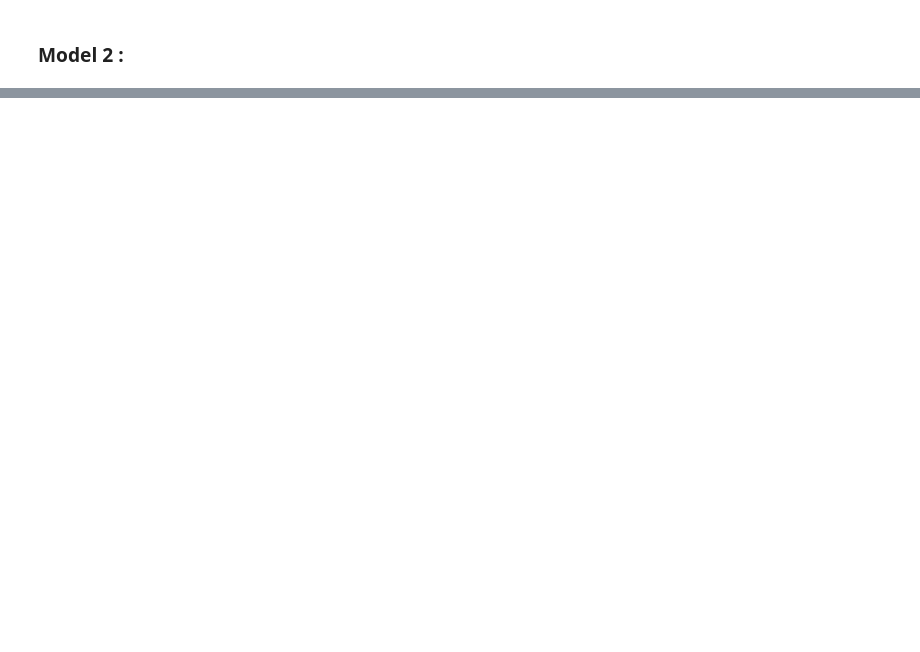
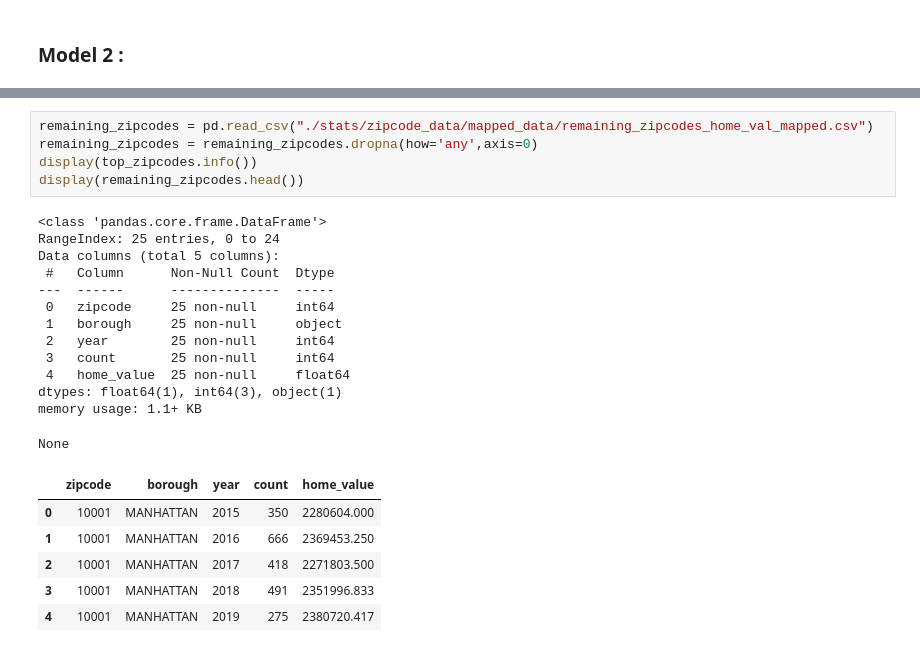
Before and after one commit to hpuma/Airbnb_Rental_Project, a Jupyter notebook: FINAL_EDA_NOTEBOOK.ipynb, the cells around one changed output, grey strips where cells are left out. Cells and saved outputs as stored; diff of their text form; blank space fills up the shorter version.

```diff
--- a/FINAL_EDA_NOTEBOOK.ipynb
+++ b/FINAL_EDA_NOTEBOOK.ipynb
@@ -246,0 +336,25 @@ The graph below shows the regression line model between  mean rent price and the
+# %%
+remaining_zipcodes = pd.read_csv("./stats/zipcode_data/mapped_data/remaining_zipcodes_home_val_mapped.csv")
+remaining_zipcodes = remaining_zipcodes.dropna(how='any',axis=0)
+display(top_zipcodes.info())
+display(remaining_zipcodes.head())
+# %% [output]
+<class 'pandas.core.frame.DataFrame'>
+RangeIndex: 25 entries, 0 to 24
+Data columns (total 5 columns):
+ #   Column      Non-Null Count  Dtype
+---  ------      --------------  -----
+ 0   zipcode     25 non-null     int64
+ 1   borough     25 non-null     object
+ 2   year        25 non-null     int64
+ 3   count       25 non-null     int64
+ 4   home_value  25 non-null     float64
+dtypes: float64(1), int64(3), object(1)
+memory usage: 1.1+ KB
+None
+|  | zipcode | borough | year | count | home_value |
+| 0 | 10001 | MANHATTAN | 2015 | 350 | 2280604.000 |
+| 1 | 10001 | MANHATTAN | 2016 | 666 | 2369453.250 |
+| 2 | 10001 | MANHATTAN | 2017 | 418 | 2271803.500 |
+| 3 | 10001 | MANHATTAN | 2018 | 491 | 2351996.833 |
+| 4 | 10001 | MANHATTAN | 2019 | 275 | 2380720.417 |
```
Also changed, not shown: parts of 27 cells of this notebook.
